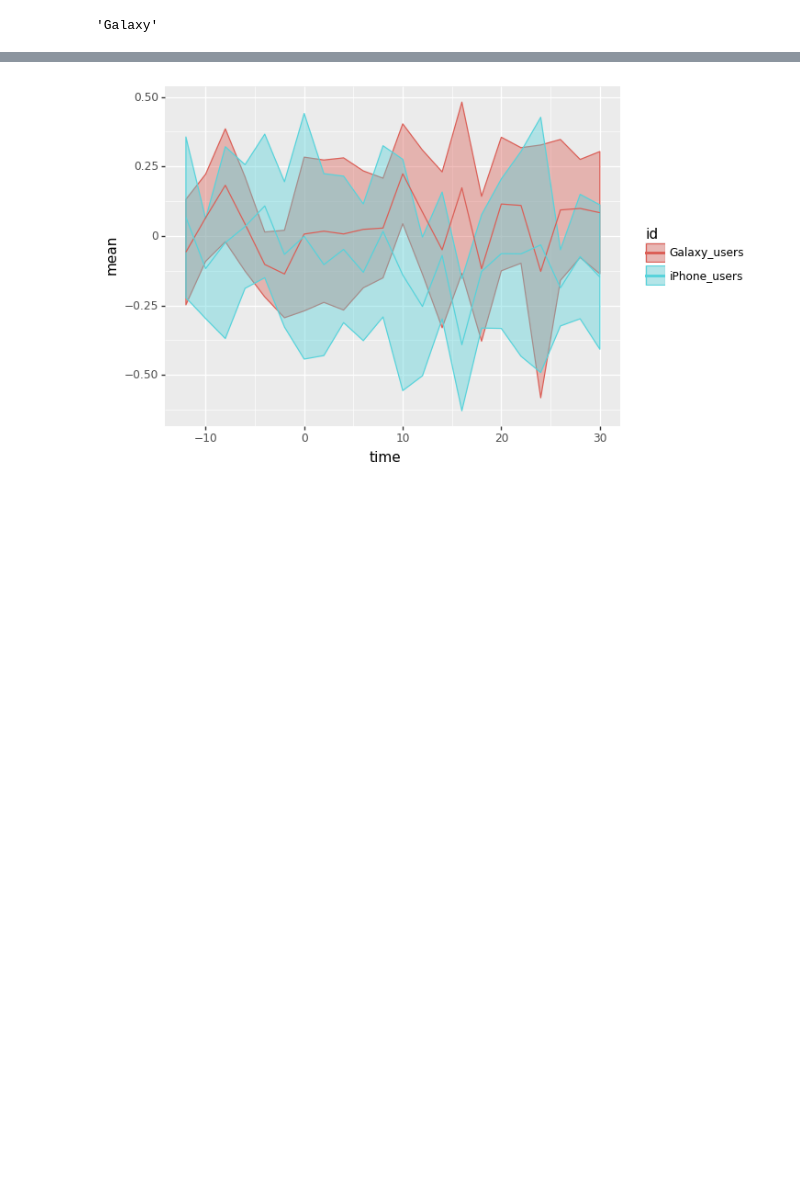
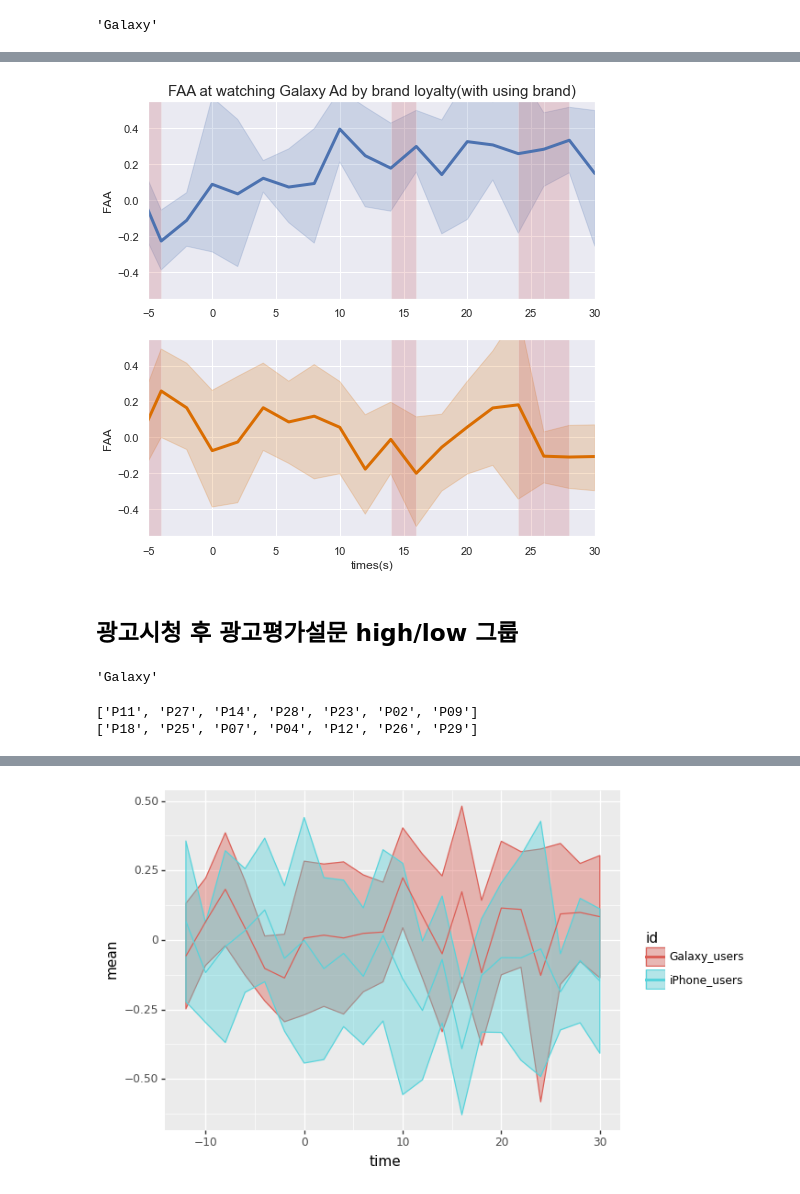
Before and after one commit to BrainNim/BrainScience, a Jupyter notebook: article_graph.ipynb, the cells around one changed output, grey strips where cells are left out. Saved outputs shown, nothing was run; the diff lists cells and outputs as text; code cells hidden in the pictures; blank space fills up the shorter version.

```diff
--- a/article_graph.ipynb
+++ b/article_graph.ipynb
@@ -363,0 +388,24 @@ high(N=7) vs low(N=7)
+# %%
+draw_ribbon(T_df, label, group_list, valid_time = valid, title="FAA at watching Galaxy Ad by brand loyalty(with using brand)")
+# %% [output]
+[figure, added]
+# %% [markdown]
+## 광고시청 후 광고평가설문 high/low 그룹
+# %%
+set_name
+# %% [output]
+'Galaxy'
+# %%
+variable = '갤럭시_평가'
+
+up_part = Base_data.sort_values(by=[variable], ascending=False).iloc[:int(len(Base_data)*0.25)]
+# up_part = up_part[up_part['핸드폰_사용'] == set_name]
+
+down_part = Base_data.sort_values(by=[variable], ascending=False).iloc[-int(len(Base_data)*0.25):]
+# down_part = down_part[down_part['핸드폰_사용'] != set_name]
+
+print(up_part['피험자'].to_list())
+print(down_part['피험자'].to_list())
+# %% [output]
+['P11', 'P27', 'P14', 'P28', 'P23', 'P02', 'P09']
+['P18', 'P25', 'P07', 'P04', 'P12', 'P26', 'P29']
```
Also changed, not shown: parts of 15 cells of this notebook.
